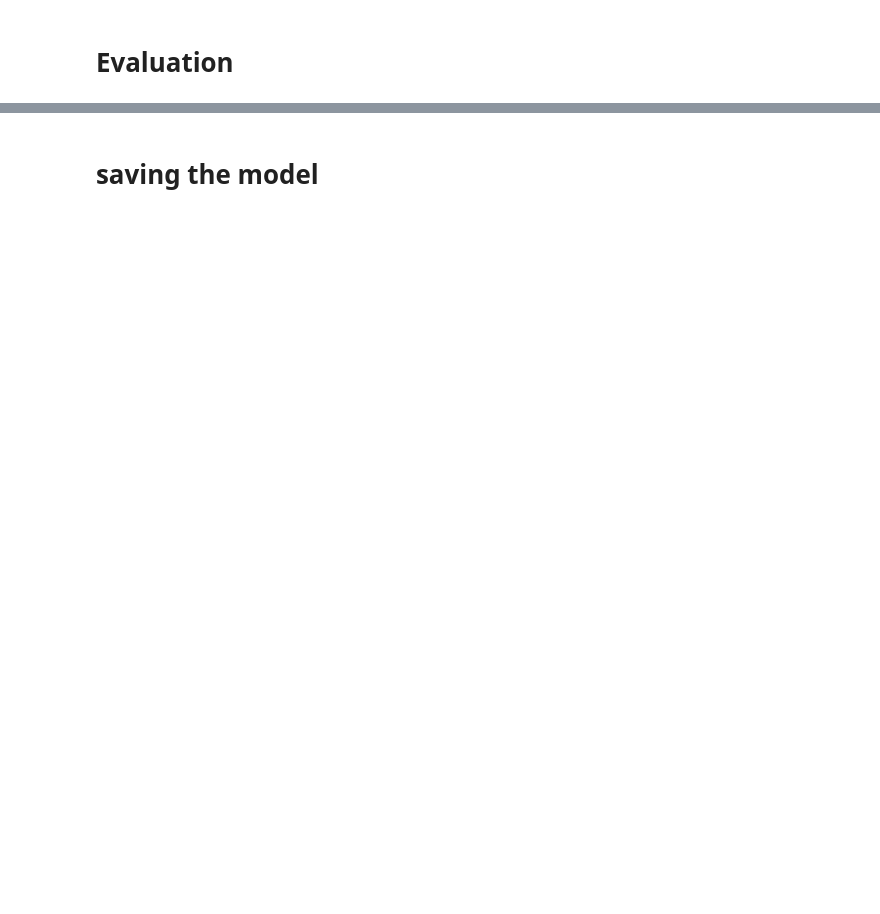
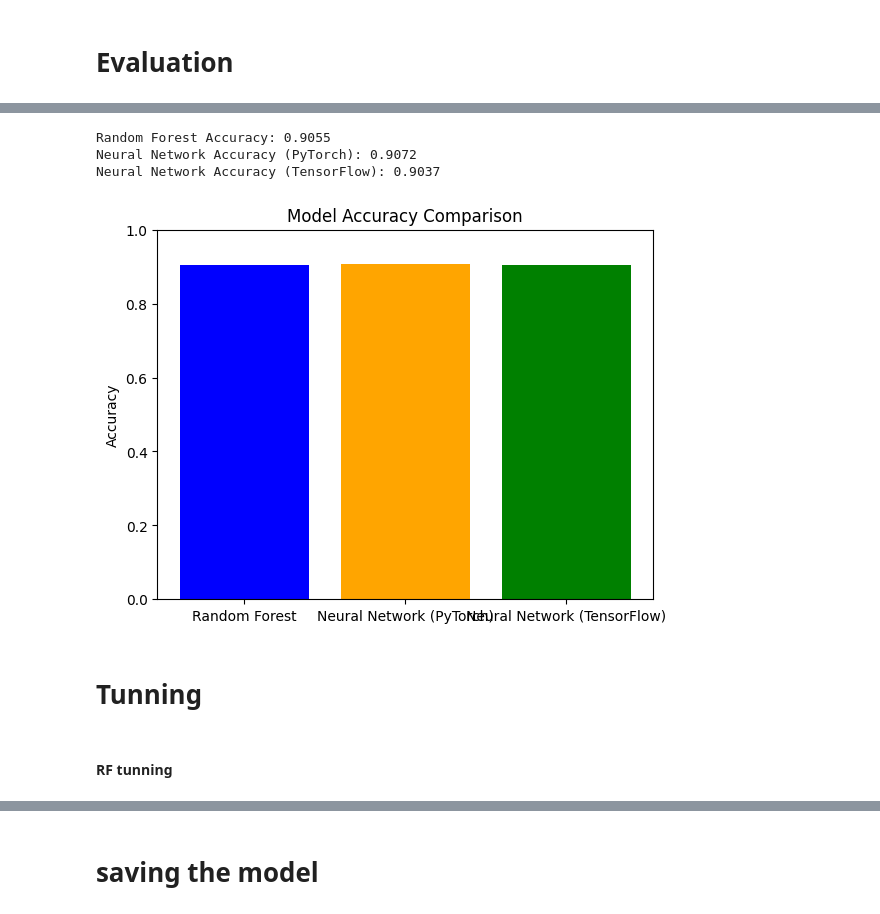
Before and after one commit to WasifAsi/Mechine-Learning-Course-work, a Jupyter notebook: ML-CW.ipynb, the cells around one changed output, grey strips where cells are left out. Cells and saved outputs as stored; diff of their text form; code cells hidden in the pictures; blank space fills up the shorter version.

```diff
--- a/ML-CW.ipynb
+++ b/ML-CW.ipynb
@@ -988,0 +817,22 @@ plt.show()
+# %%
+from sklearn.metrics import accuracy_score, classification_report
+
+# Assuming you already have these variables
+# rf_y_pred_test: Predicted labels from Random Forest
+# nn_y_pred_test_pytorch: Predicted labels from PyTorch Neural Network (y_pred)
+# nn_y_pred_test_tensorflow: Predicted labels from TensorFlow Neural Network (nn_test_preds)
+# y_test: True labels (ground truth)
+
+# Calculate accuracies using the predicted labels
+rf_accuracy = accuracy_score(y_test, rf_y_pred_test)  # Random Forest Accuracy
+nn_accuracy = accuracy_score(y_test, y_pred)  # Neural Network Accuracy (PyTorch)
+nn_ten_accuracy = accuracy_score(y_test, nn_test_preds)  # Neural Network Accuracy (TensorFlow)
+
+# Printing the accuracies
+print(f"Random Forest Accuracy: {rf_accuracy:.4f}")
+print(f"Neural Network Accuracy (PyTorch): {nn_accuracy:.4f}")
+print(f"Neural Network Accuracy (TensorFlow): {nn_ten_accuracy:.4f}")
+# %% [output]
+Random Forest Accuracy: 0.9055
+Neural Network Accuracy (PyTorch): 0.9072
+Neural Network Accuracy (TensorFlow): 0.9037
@@ -988,0 +854,21 @@ plt.show()
+# %%
+import matplotlib.pyplot as plt
+
+# List of model names and their corresponding accuracies
+model_names = ['Random Forest', 'Neural Network (PyTorch)', 'Neural Network (TensorFlow)']
+accuracies = [rf_accuracy, nn_accuracy, nn_ten_accuracy]
+
+# Create the bar chart
+plt.bar(model_names, accuracies, color=['blue', 'orange', 'green'])
+
+# Set the y-axis limit to range from 0 to 1 (accuracy is between 0 and 1)
+plt.ylim(0, 1)
+
+# Add labels and title
+plt.ylabel('Accuracy')
+plt.title('Model Accuracy Comparison')
+
+# Display the bar chart
+plt.show()
+# %% [output]
+[figure, added]
@@ -988,0 +885,4 @@ plt.show()
+# %% [markdown]
+# Tunning
+# %% [markdown]
+#### RF tunning
```
Also changed, not shown: parts of 55 cells of this notebook, 8 other files.
